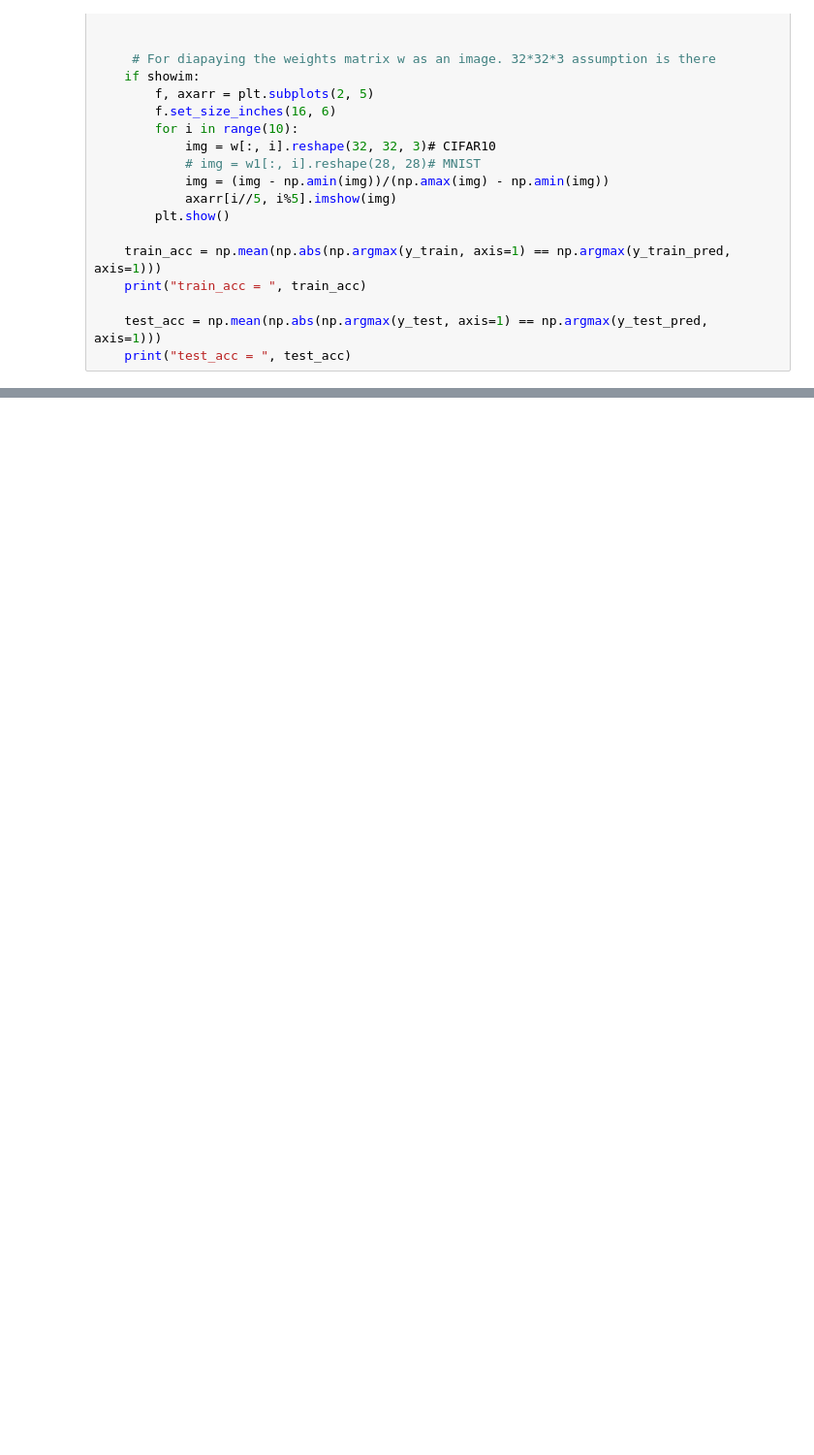
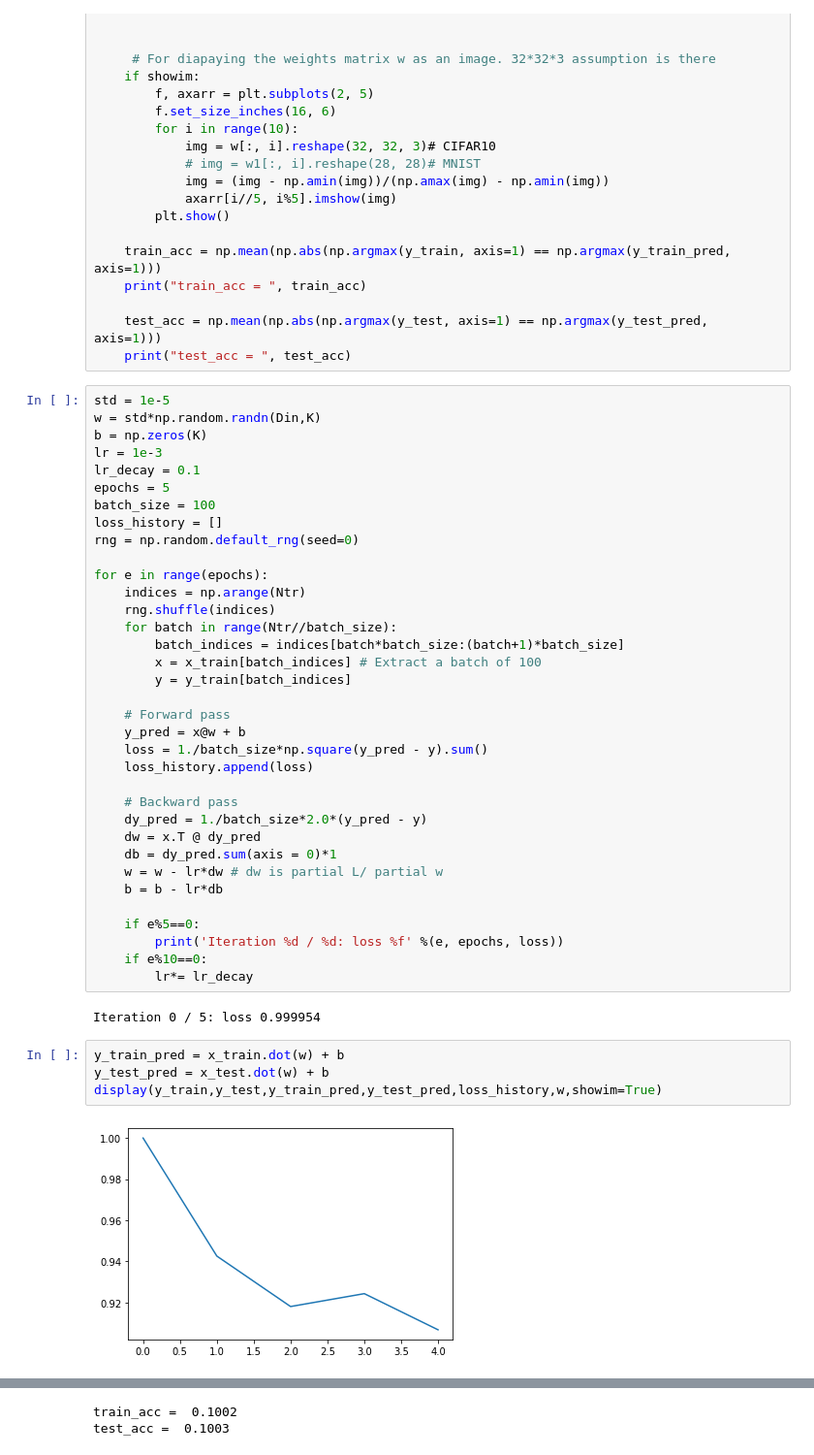
Before and after one commit to Poogitha/Codings, a Jupyter notebook: 190280N_Exercise_10.ipynb, the cells around one changed output, grey strips where cells are left out. Shown at 97% size. Drawn from its saved outputs; the diff is of its cells as text; blank space fills up the shorter version.

```diff
--- a/190280N_Exercise_10.ipynb
+++ b/190280N_Exercise_10.ipynb
@@ -63,3 +110,46 @@ def display(y_train, y_test, y_train_pred, y_test_pred, loss_history, w, showim
 
     test_acc = np.mean(np.abs(np.argmax(y_test, axis=1) == np.argmax(y_test_pred, axis=1)))
     print("test_acc = ", test_acc)
+# %%
+std = 1e-5
+w = std*np.random.randn(Din,K)
+b = np.zeros(K)
+lr = 1e-3
+lr_decay = 0.1
+epochs = 5
+batch_size = 100
+loss_history = []
+rng = np.random.default_rng(seed=0)
+
+for e in range(epochs):
+    indices = np.arange(Ntr)
+    rng.shuffle(indices)
+    for batch in range(Ntr//batch_size):
+        batch_indices = indices[batch*batch_size:(batch+1)*batch_size]
+        x = x_train[batch_indices] # Extract a batch of 100
+        y = y_train[batch_indices]
+
+    # Forward pass
+    y_pred = x@w + b
+    loss = 1./batch_size*np.square(y_pred - y).sum()
+    loss_history.append(loss)
+
+    # Backward pass
+    dy_pred = 1./batch_size*2.0*(y_pred - y)
+    dw = x.T @ dy_pred
+    db = dy_pred.sum(axis = 0)*1
+    w = w - lr*dw # dw is partial L/ partial w
+    b = b - lr*db
+
+    if e%5==0:
+        print('Iteration %d / %d: loss %f' %(e, epochs, loss))
+    if e%10==0:
+        lr*= lr_decay
+# %% [output]
+Iteration 0 / 5: loss 0.999954
+# %%
+y_train_pred = x_train.dot(w) + b
+y_test_pred = x_test.dot(w) + b
+display(y_train,y_test,y_train_pred,y_test_pred,loss_history,w,showim=True)
+# %% [output]
+[figure, added]
@@ -65,0 +157,2 @@ def display(y_train, y_test, y_train_pred, y_test_pred, loss_history, w, showim
+train_acc =  0.1002
+test_acc =  0.1003
```
Also changed, not shown: parts of 5 cells of this notebook, 1 other file.
